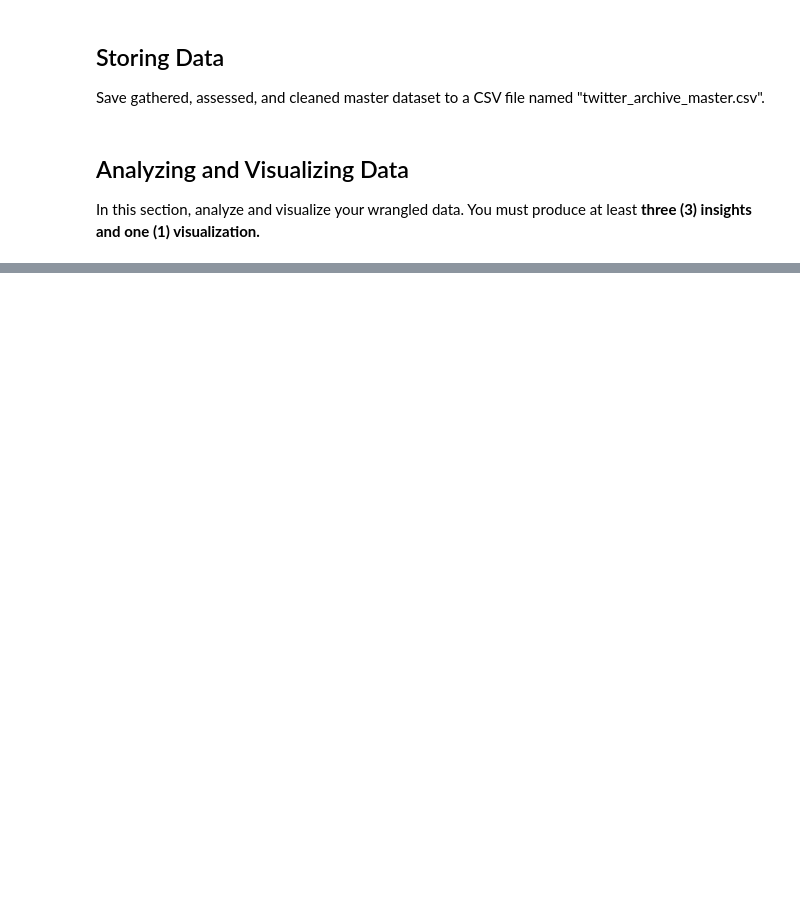
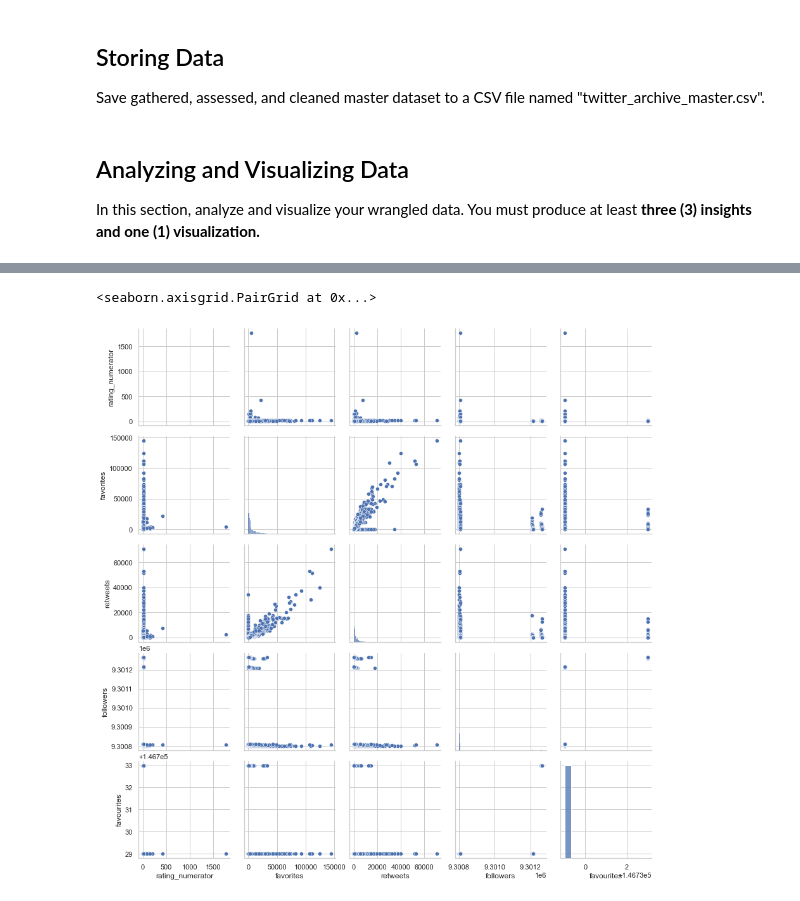
Before and after one commit to ecdedios/wgu-d309-data-wrangling, a Jupyter notebook: notebooks/wrangle_act.ipynb, the cells around one changed output, grey strips where cells are left out. Drawn from its saved outputs; the diff is of its cells as text; code cells hidden in the pictures; blank space fills up the shorter version.

```diff
--- a/notebooks/wrangle_act.ipynb
+++ b/notebooks/wrangle_act.ipynb
@@ -138,0 +590,7 @@ In this section, clean **all** of the issues you documented while assessing.
+# %%
+# Manual One-Hot Encoding
+df['doggo'] = np.where(df['doggo'] == 'doggo', 1, 0)
+df['floofer'] = np.where(df['floofer'] == 'floofer', 1, 0)
+df['pupper'] = np.where(df['pupper'] == 'pupper', 1, 0)
+df['puppo'] = np.where(df['puppo'] == 'puppo', 1, 0)
+df[['doggo', 'floofer', 'pupper', 'puppo']].head()
@@ -139,2 +604,6 @@ In this section, clean **all** of the issues you documented while assessing.
+# %%
+# Reverse One Hot Encoding
+df['stage'] = df[['doggo', 'floofer', 'pupper', 'puppo']].idxmax(1)
+df.drop(columns=['doggo', 'floofer', 'pupper', 'puppo'], inplace=True)
 # %% [markdown]
 #### Test
@@ -140,0 +627,9 @@ In this section, clean **all** of the issues you documented while assessing.
+# %%
+def convert_datatype(df, column, type):
+    """
+    This function converts a column's datatype
+    from one to the specified datatype
+    and returns the modified dataframe.
+    """
+    df[column] = df[column].astype(type)
+    return df
@@ -140,0 +646,10 @@ In this section, clean **all** of the issues you documented while assessing.
+# %%
+# Lazy Convert
+df = convert_datatype(df, 'tweet_id', 'str')
+df = convert_datatype(df, 'in_reply_to_status_id', 'str')
+df = convert_datatype(df, 'in_reply_to_user_id', 'str')
+df = convert_datatype(df, 'retweeted_status_id', 'str')
+df = convert_datatype(df, 'retweeted_status_user_id', 'str')
+df = convert_datatype(df, 'timestamp', 'datetime64[ns]')
+df = convert_datatype(df, 'retweeted_status_timestamp', 'datetime64[ns]')
+df = convert_datatype(df, 'img_num', 'str')
@@ -155,0 +699,11 @@ In this section, analyze and visualize your wrangled data. You must produce at l
+# %%
+# Pairplot
+sns.pairplot(df[['rating_numerator',
+                 'favorites',
+                 'retweets',
+                 'followers',
+                 'favourites',
+                ]])
+# %% [output]
+<seaborn.axisgrid.PairGrid at 0x...>
+[figure, added]
```
Also changed, not shown: parts of 68 cells of this notebook, 8 other files.
